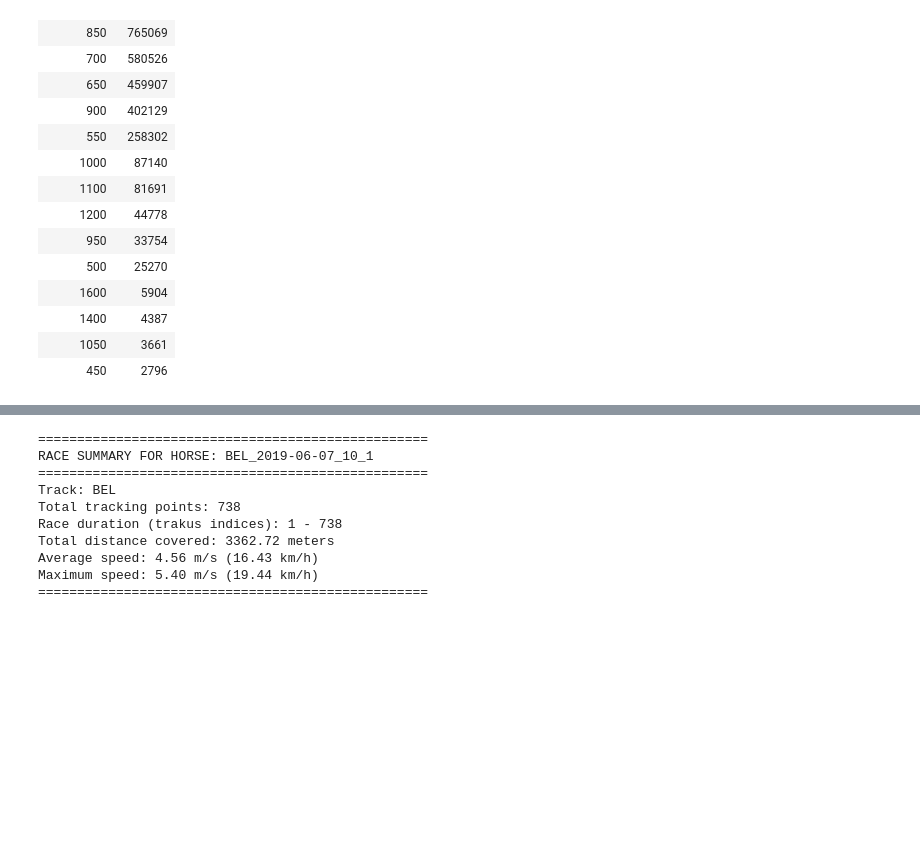
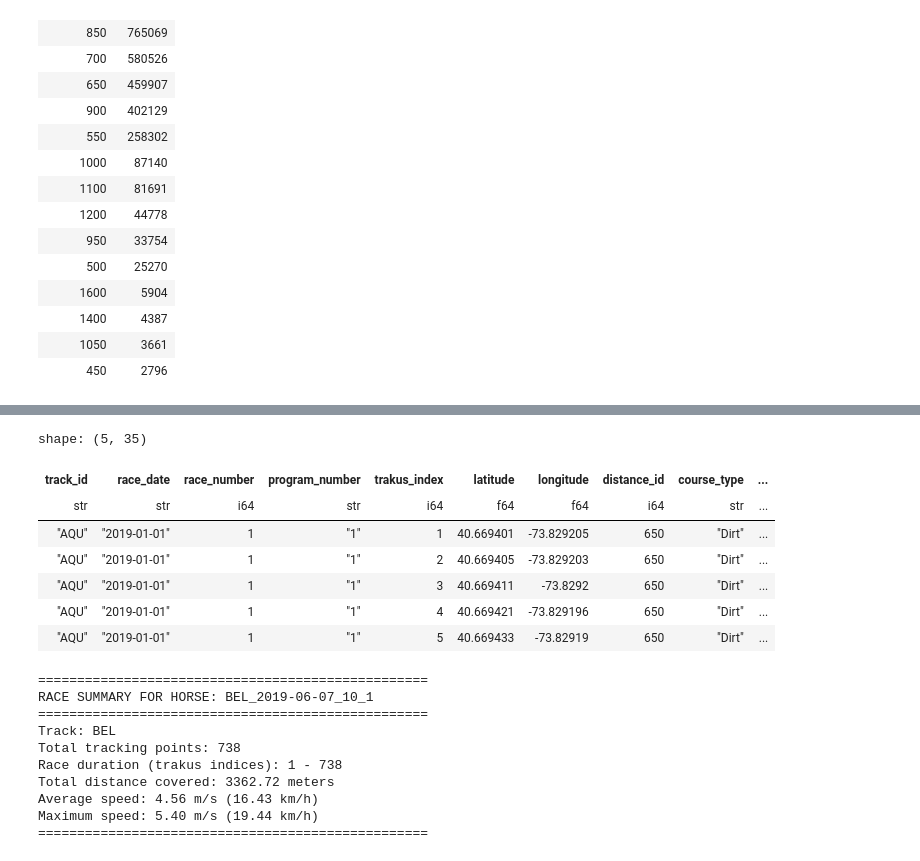
Before and after one commit to sajodajo/HorseRacing, a Jupyter notebook: notebooks/test.ipynb, the cells around one changed output, grey strips where cells are left out. Saved outputs shown, nothing was run; the diff lists cells and outputs as text; code cells hidden in the pictures; blank space fills up the shorter version.

```diff
--- a/notebooks/test.ipynb
+++ b/notebooks/test.ipynb
@@ -94,0 +79,12 @@ shape: (1, 31)
+# %%
+one_race_df = df.filter(pl.col("rid") =="AQU_2019-01-01_1")
+one_race_df.head()
+# %% [output]
+shape: (5, 35)
+| track_id | race_date | race_number | program_number | trakus_index | latitude | longitude | distance_id | course_type | ... |
+| str | str | i64 | str | i64 | f64 | f64 | i64 | str | ... |
+| "AQU" | "2019-01-01" | 1 | "1" | 1 | 40.669401 | -73.829205 | 650 | "Dirt" | ... |
+| "AQU" | "2019-01-01" | 1 | "1" | 2 | 40.669405 | -73.829203 | 650 | "Dirt" | ... |
+| "AQU" | "2019-01-01" | 1 | "1" | 3 | 40.669411 | -73.8292 | 650 | "Dirt" | ... |
+| "AQU" | "2019-01-01" | 1 | "1" | 4 | 40.669421 | -73.829196 | 650 | "Dirt" | ... |
+| "AQU" | "2019-01-01" | 1 | "1" | 5 | 40.669433 | -73.82919 | 650 | "Dirt" | ... |
```
Also changed, not shown: parts of 8 cells of this notebook, 4 other files.
